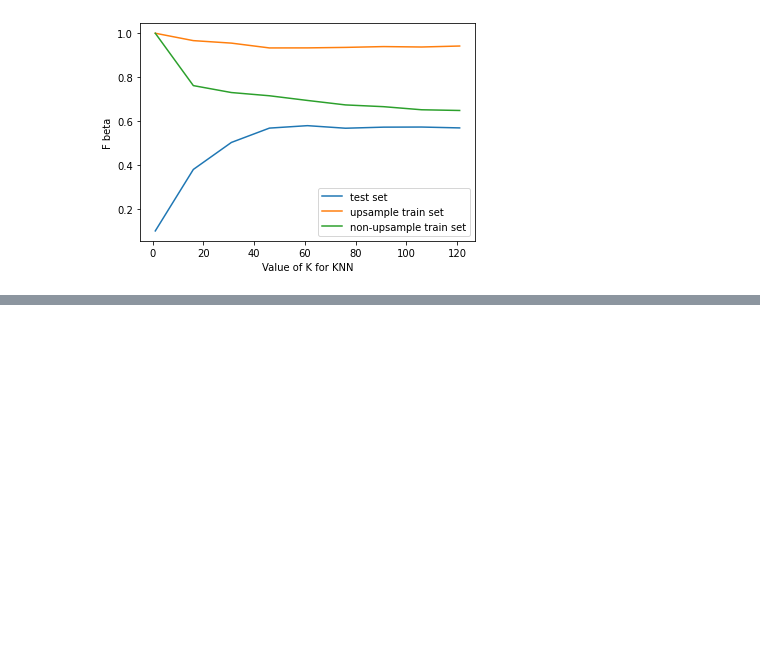
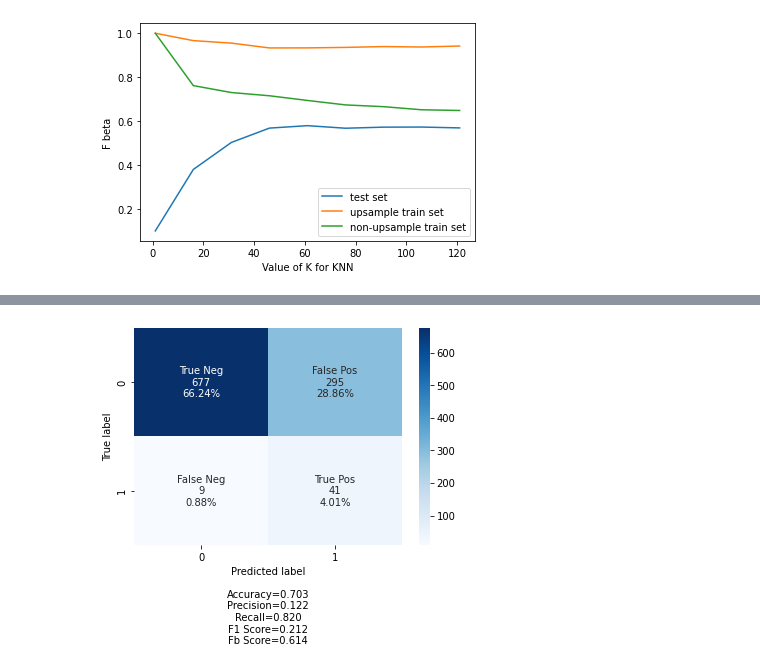
Before and after one commit to A-Sarayut/ML, a Jupyter notebook: K_NN.ipynb, the cells around one changed output, grey strips where cells are left out. Cells and saved outputs as stored; diff of their text form; code cells hidden in the pictures; blank space fills up the shorter version.

```diff
--- a/K_NN.ipynb
+++ b/K_NN.ipynb
@@ -494,0 +712,18 @@ plt.show()
+# %%
+limit = best_corr_lim
+X_tr_copy = x_train_scaled_upsample.copy()
+X_test_copy = x_test_scaled.copy()
+corr_matrix = df_result.corr()
+stroke_corr = corr_matrix["stroke"].sort_values(ascending = False)
+s = (stroke_corr < limit)&(stroke_corr>-limit)
+s.drop(labels=['id', 'stroke'], inplace=True)
+X_tr_copy = X_tr_copy[X_tr_copy.columns[~s]]
+X_test_copy = X_test_copy[X_test_copy.columns[~s]]
+
+knn = KNeighborsClassifier(n_neighbors=best_K)
+knn.fit(X_tr_copy, y_train_upsamle)
+y_predict = knn.predict(X_test_copy)
+
+cf_matrix_show(confusion_matrix(y_test, y_predict), beta=4)
+# %% [output]
+[figure, added]
```
Also changed, not shown: parts of 18 cells of this notebook.
